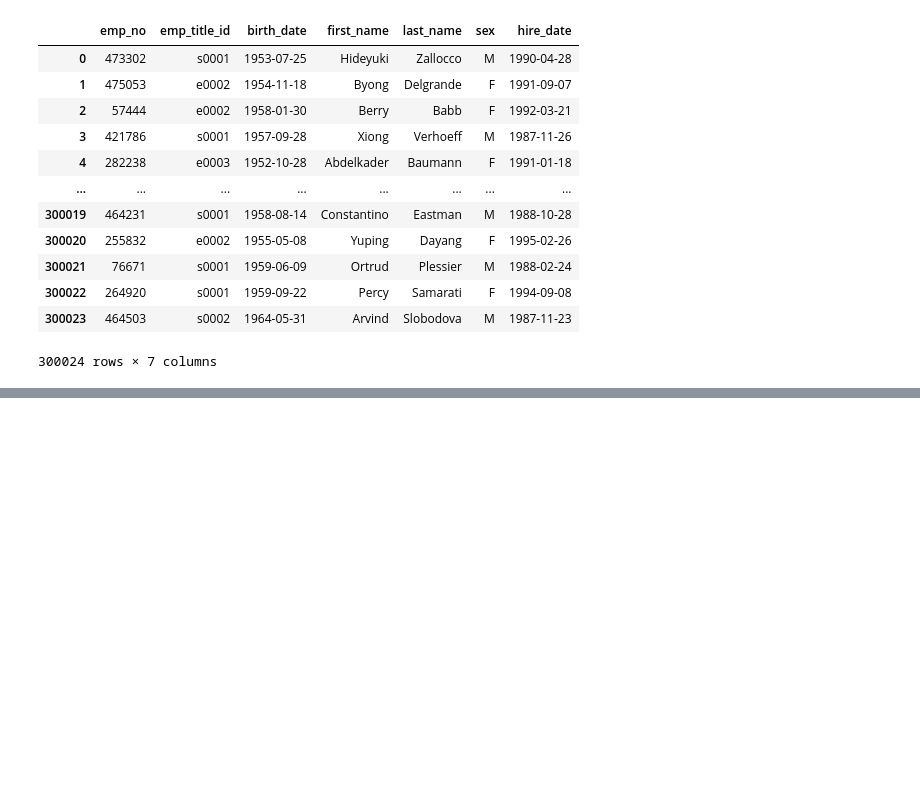
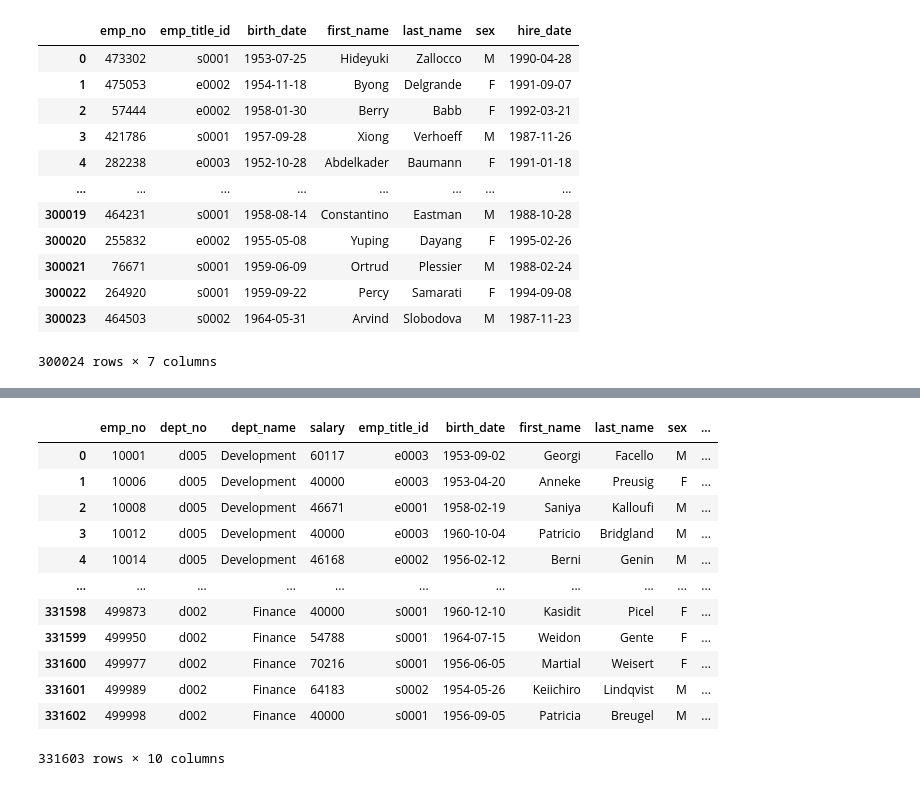
Before and after one commit to SanaRogers/sql-challenge, a Jupyter notebook: Untitled.ipynb, the cells around one changed output, grey strips where cells are left out. Saved outputs shown, nothing was run; the diff lists cells and outputs as text; code cells hidden in the pictures; blank space fills up the shorter version.

```diff
--- a/Untitled.ipynb
+++ b/Untitled.ipynb
@@ -24,3 +26,6 @@ employees
 | 300022 | 264920 | s0001 | 1959-09-22 | Percy | Samarati | F | 1994-09-08 |
 | 300023 | 464503 | s0002 | 1964-05-31 | Arvind | Slobodova | M | 1987-11-23 |
 300024 rows × 7 columns
+# %%
+salaries = pd.read_sql('select * from salaries', connection)
+salaries
@@ -26,0 +83,17 @@ employees
+# %%
+final_merge = pd.merge(dept_merge,merged_df, on = ["emp_no"])
+final_merge
+# %% [output]
+|  | emp_no | dept_no | dept_name | salary | emp_title_id | birth_date | first_name | last_name | sex | ... |
+| 0 | 10001 | d005 | Development | 60117 | e0003 | 1953-09-02 | Georgi | Facello | M | ... |
+| 1 | 10006 | d005 | Development | 40000 | e0003 | 1953-04-20 | Anneke | Preusig | F | ... |
+| 2 | 10008 | d005 | Development | 46671 | e0001 | 1958-02-19 | Saniya | Kalloufi | M | ... |
+| 3 | 10012 | d005 | Development | 40000 | e0003 | 1960-10-04 | Patricio | Bridgland | M | ... |
+| 4 | 10014 | d005 | Development | 46168 | e0002 | 1956-02-12 | Berni | Genin | M | ... |
+| ... | ... | ... | ... | ... | ... | ... | ... | ... | ... | ... |
+| 331598 | 499873 | d002 | Finance | 40000 | s0001 | 1960-12-10 | Kasidit | Picel | F | ... |
+| 331599 | 499950 | d002 | Finance | 54788 | s0001 | 1964-07-15 | Weidon | Gente | F | ... |
+| 331600 | 499977 | d002 | Finance | 70216 | s0001 | 1956-06-05 | Martial | Weisert | F | ... |
+| 331601 | 499989 | d002 | Finance | 64183 | s0002 | 1954-05-26 | Keiichiro | Lindqvist | M | ... |
+| 331602 | 499998 | d002 | Finance | 40000 | s0001 | 1956-09-05 | Patricia | Breugel | M | ... |
+331603 rows × 10 columns
```
Also changed, not shown: parts of 8 cells of this notebook.
